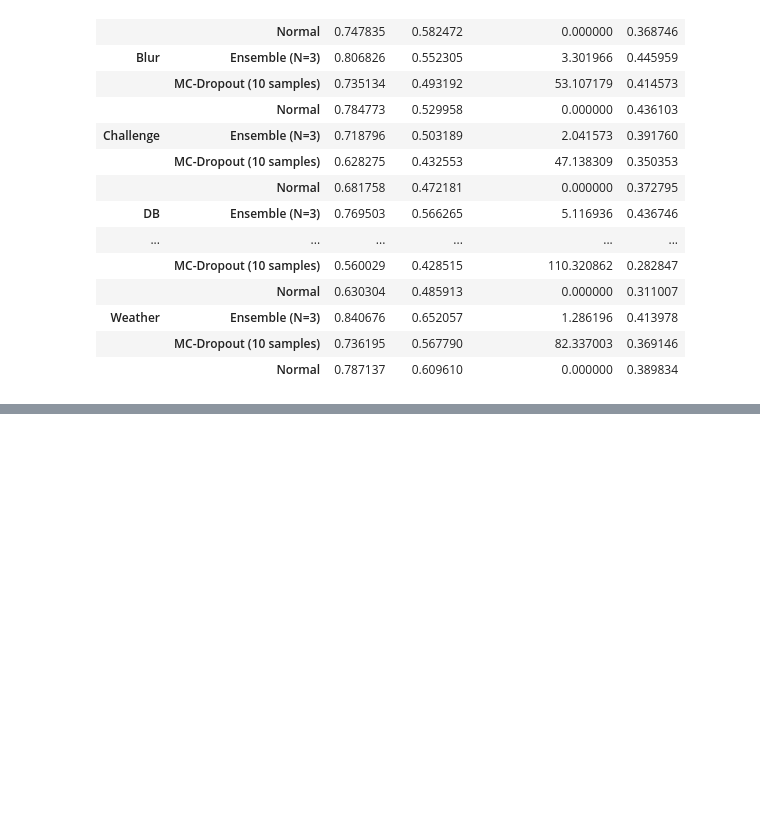
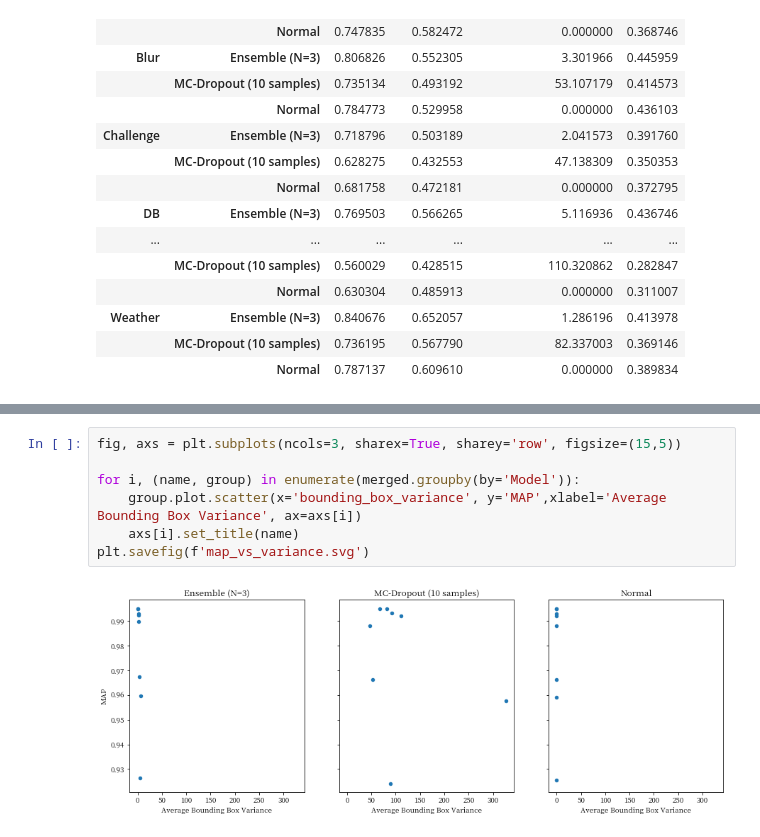
Before and after one commit to kylehiroyasu/stochastic-YOLO, a Jupyter notebook: notebooks/plots.ipynb, the cells around one changed output, grey strips where cells are left out. Drawn from its saved outputs; the diff is of its cells as text; blank space fills up the shorter version.

```diff
--- a/notebooks/plots.ipynb
+++ b/notebooks/plots.ipynb
@@ -251,0 +248,9 @@ Normal          & 0.995 & 0.966 &      0.988 & 0.926 & 0.959 &   0.993 & 0.992 &
+# %%
+fig, axs = plt.subplots(ncols=3, sharex=True, sharey='row', figsize=(15,5))
+
+for i, (name, group) in enumerate(merged.groupby(by='Model')):
+    group.plot.scatter(x='bounding_box_variance', y='MAP',xlabel='Average Bounding Box Variance', ax=axs[i])
+    axs[i].set_title(name)
+plt.savefig(f'map_vs_variance.svg')
+# %% [output]
+[figure, added]
```
Also changed, not shown: parts of 15 cells of this notebook, 1 other file.
